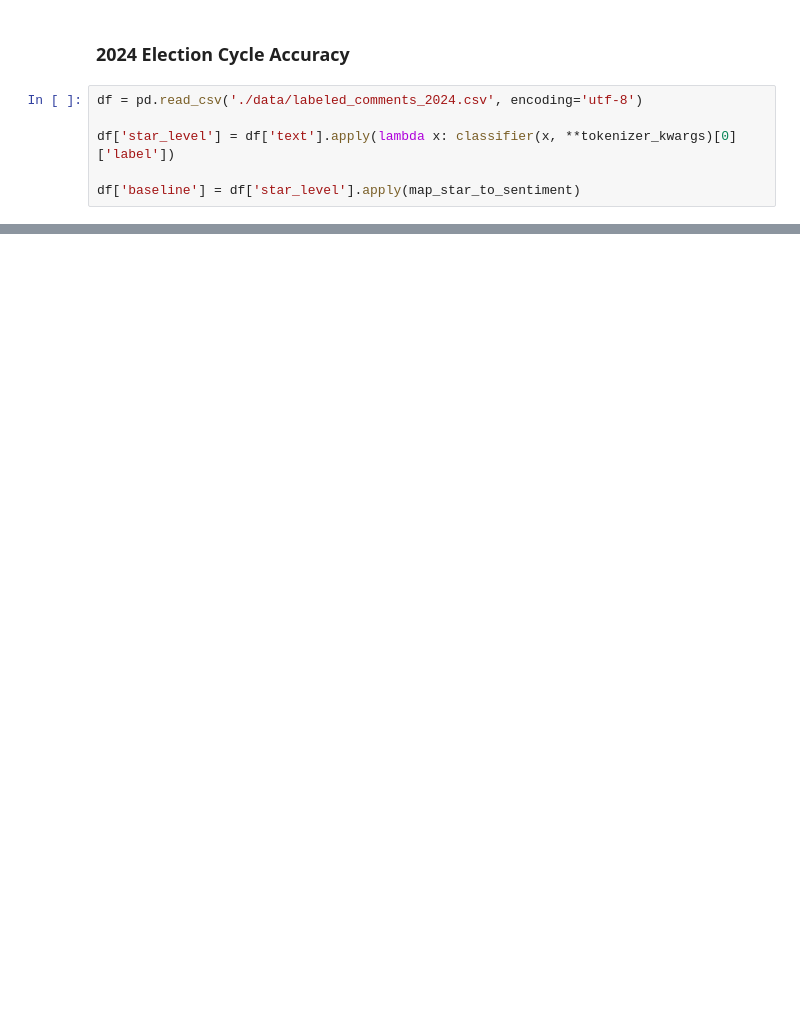
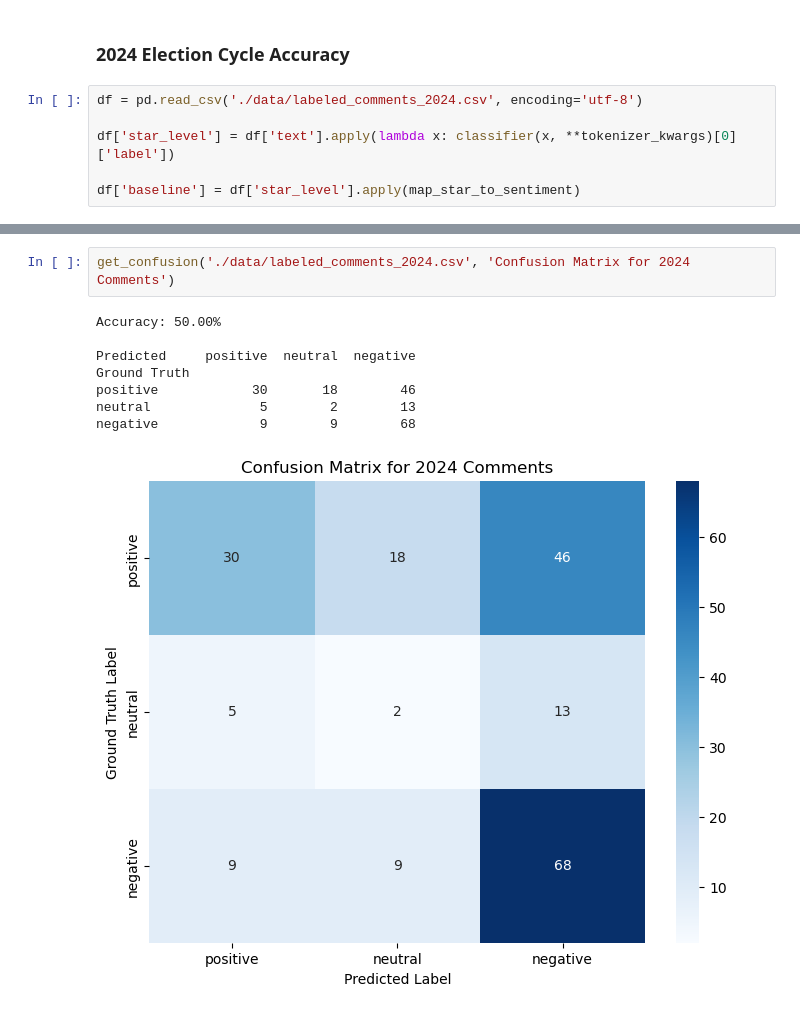
Before and after one commit to gckang/nlp-reddit-election-posts-proj, a Jupyter notebook: baseline_bert.ipynb, the cells around one changed output, grey strips where cells are left out. Saved outputs shown, nothing was run; the diff lists cells and outputs as text; blank space fills up the shorter version.

```diff
--- a/baseline_bert.ipynb
+++ b/baseline_bert.ipynb
@@ -66,0 +154,11 @@ print(f"Accuracy: {accuracy * 100:.2f}%")
+# %%
+get_confusion('./data/labeled_comments_2024.csv', 'Confusion Matrix for 2024 Comments')
+# %% [output]
+Accuracy: 50.00%
+
+Predicted     positive  neutral  negative
+Ground Truth
+positive            30       18        46
+neutral              5        2        13
+negative             9        9        68
+[figure, added]
```
Also changed, not shown: parts of 11 cells of this notebook, 12 other files.
